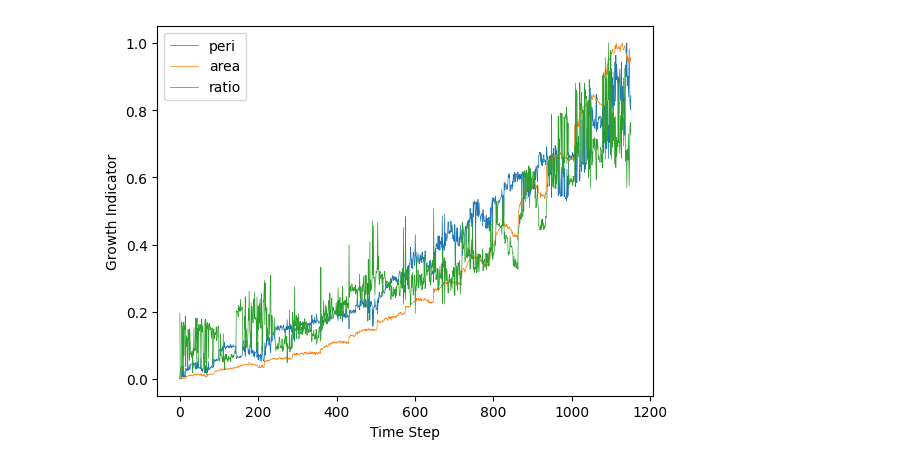
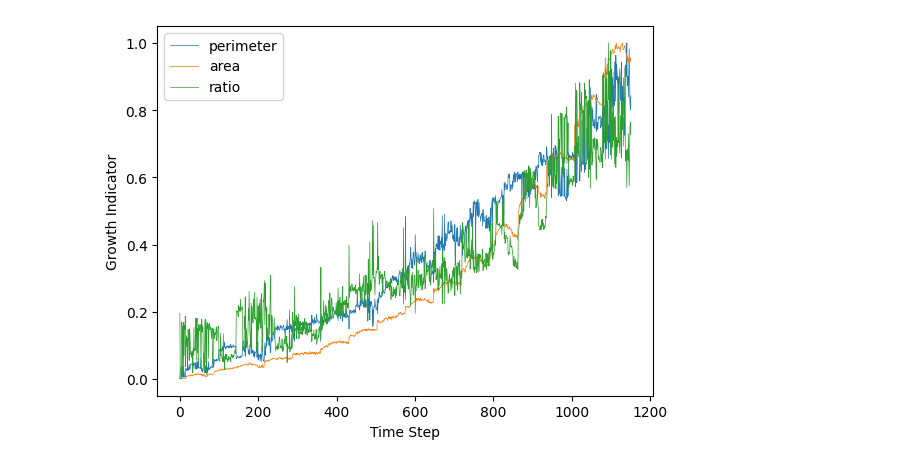
Before and after one commit to steventango/plant-rl, a Jupyter notebook: analysis/analyze_plant_data.ipynb, the cells around one changed output. Cells and saved outputs as stored; diff of their text form; code cells hidden in the pictures.

```diff
--- a/analysis/analyze_plant_data.ipynb
+++ b/analysis/analyze_plant_data.ipynb
@@ -58,30 +122,30 @@ plt.show()
 # %%
 data_path = os.path.dirname(os.path.abspath("")) + '/analysis/plant_data/plant_all_data.csv'
 all_df = pd.read_csv(data_path).sort_values(by='timestamp')
 
 plant_id = 5
 sub_df = all_df[all_df['plant_id'] == plant_id]
 
 area = np.array(sub_df['area'])
 peri = np.array(sub_df['perimeter'])
 
 # Moving average (optional)
 window_size = 1
 area = np.convolve(area, np.ones(window_size)/window_size, mode='valid')
 peri = np.convolve(peri, np.ones(window_size)/window_size, mode='valid')
 ratio = area / peri
 
 # Normalize for comparison
 ratio = (ratio-np.min(ratio))/(np.max(ratio)-np.min(ratio))
 area = (area-np.min(area))/(np.max(area)-np.min(area))
 peri = (peri-np.min(peri))/(np.max(peri)-np.min(peri))
 
-plt.plot(peri, label='peri', linewidth=0.5)
+plt.plot(peri, label='perimeter', linewidth=0.5)
 plt.plot(area, label='area', linewidth=0.5)
 plt.plot(ratio, label='ratio', linewidth=0.5)
 plt.xlabel('Time Step')
 plt.ylabel('Growth Indicator')
 plt.legend()
 plt.show()
 # %% [output]
-[figure, old version]
+[figure, new version]
```
Also changed, not shown: parts of 15 cells of this notebook, 13 other files.
